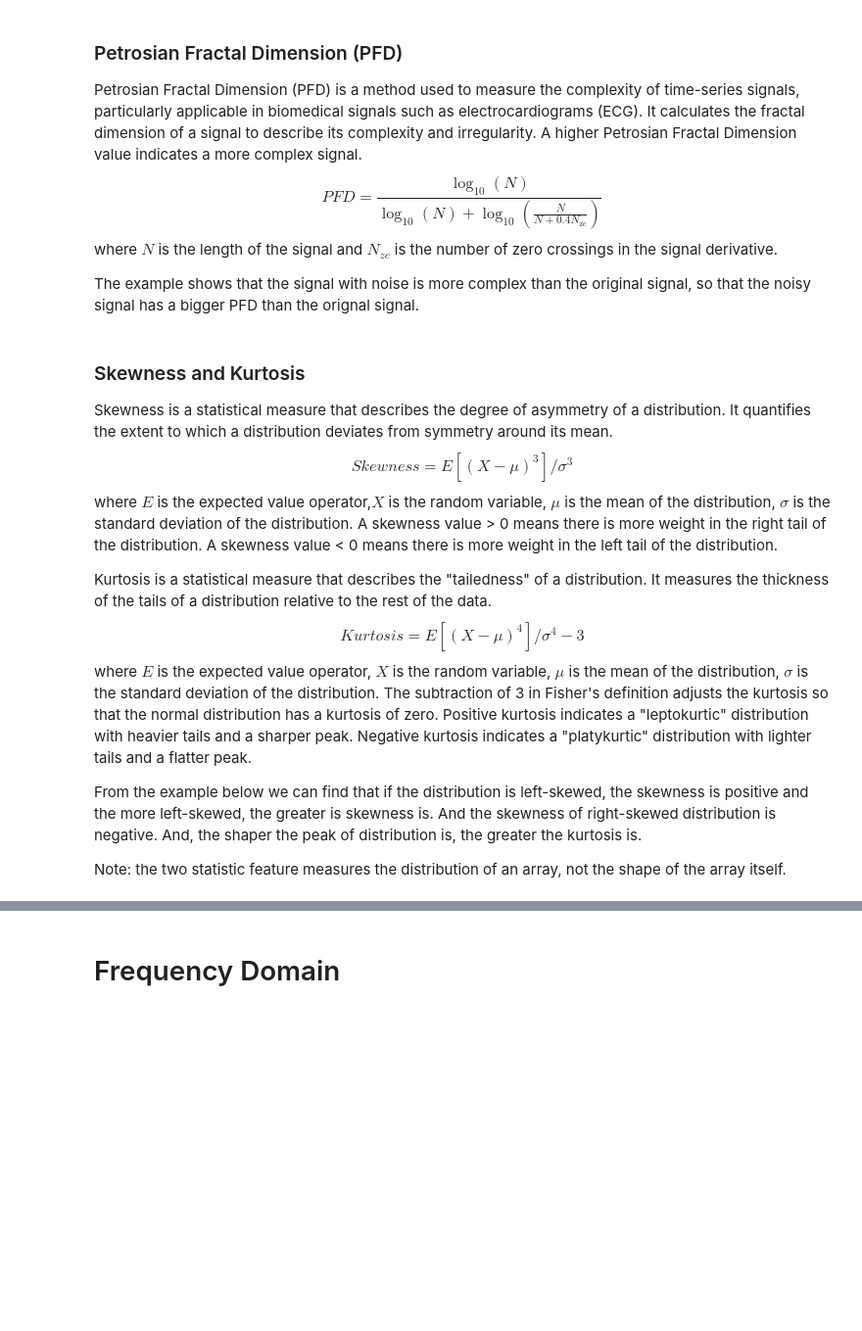
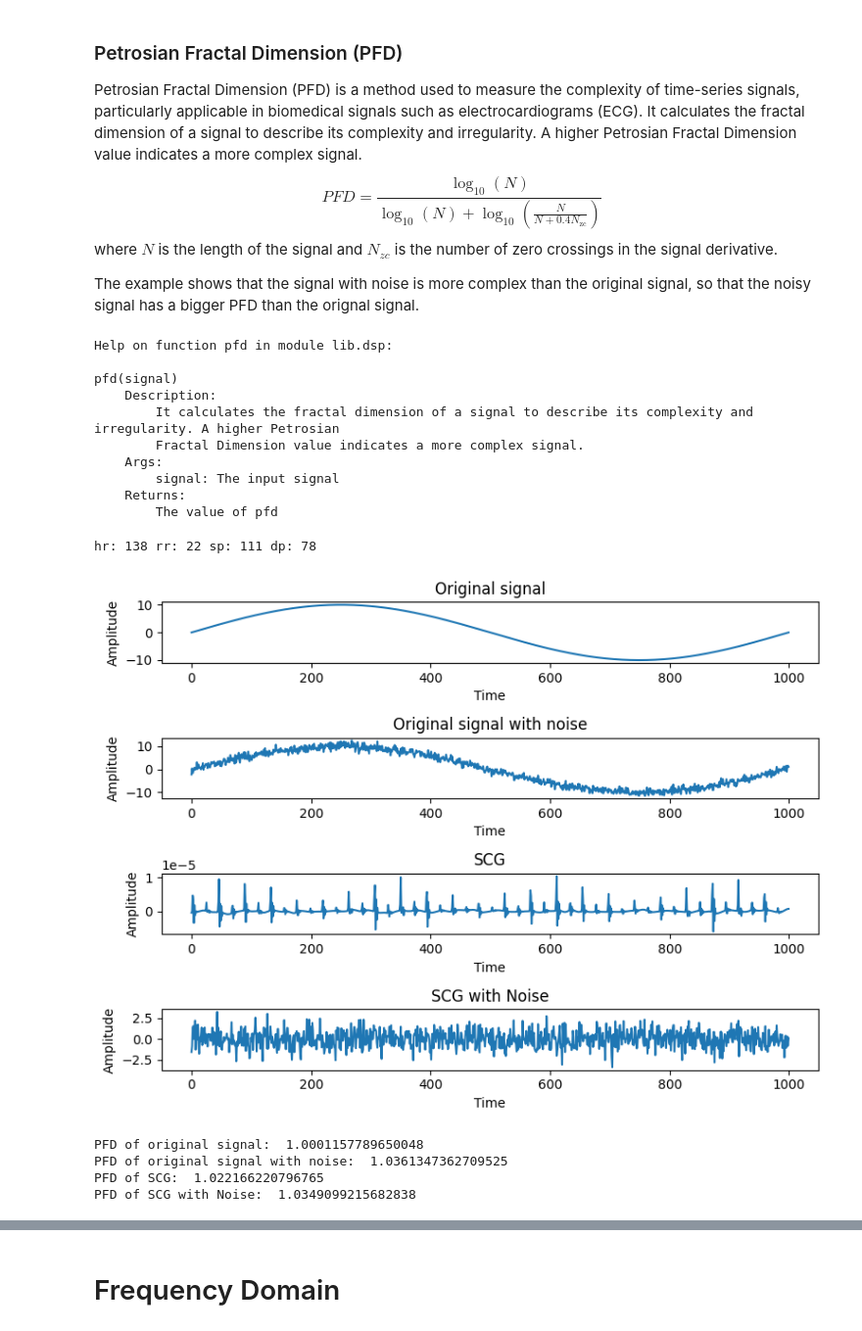
Before and after one commit to wsonguga/SensorAI, a Jupyter notebook: tutorials/tutorial_dsp.ipynb, the cells around one changed output, grey strips where cells are left out. Shown at 98% size. Saved outputs shown, nothing was run; the diff lists cells and outputs as text; code cells hidden in the pictures; blank space fills up the shorter version.

```diff
--- a/tutorials/tutorial_dsp.ipynb
+++ b/tutorials/tutorial_dsp.ipynb
@@ -3357,48 +3357,65 @@ The example shows that the signal with noise is more complex than the original s
 # %%
 import numpy as np
 from lib.dsp import get_template, pfd, average_envelope
 import matplotlib.pyplot as plt
 
 help(pfd)
 
 t = np.linspace(0,1,1000)
 
 # Generate a signal
 signal1 = 10 * np.sin(2*np.pi*t)
 
 # Add noise to the signal
 signal2 = 10 * np.sin(2*np.pi*t) + np.random.randn(1000)
 
-fig, axis = plt.subplots(2,1,figsize=(8,6))
+# Create SCG Signal
+signal3 = scg_simulate()[:1000]
+
+signal4 = signal3 + np.random.randn(1000)
+
+fig, axis = plt.subplots(4,1,figsize=(8,6))
 axis[0].plot(signal1)
 axis[0].set_title("Original signal")
 axis[0].set_xlabel("Time")
 axis[0].set_ylabel("Amplitude")
 
 axis[1].plot(signal2)
 axis[1].set_title("Original signal with noise")
 axis[1].set_xlabel("Time")
 axis[1].set_ylabel("Amplitude")
 
+axis[2].plot(signal3)
+axis[2].set_title("SCG")
+axis[2].set_xlabel("Time")
+axis[2].set_ylabel("Amplitude")
+
+axis[3].plot(signal4)
+axis[3].set_title("SCG with Noise")
+axis[3].set_xlabel("Time")
+axis[3].set_ylabel("Amplitude")
+
 plt.tight_layout()
 plt.show()
 
 print("PFD of original signal: ",pfd(signal1))
 print("PFD of original signal with noise: ", pfd(signal2))
+print("PFD of SCG: ", pfd(signal3))
+print("PFD of SCG with Noise: ", pfd(signal4))
+# %% [output]
+Help on function pfd in module lib.dsp:
+
+pfd(signal)
+    Description:
+        It calculates the fractal dimension of a signal to describe its complexity and irregularity. A higher Petrosian
+        Fractal Dimension value indicates a more complex signal.
+    Args:
+        signal: The input signal
+    Returns:
+        The value of pfd
+hr: 138 rr: 22 sp: 111 dp: 78
+[figure, added]
+PFD of original signal:  1.0001157789650048
+PFD of original signal with noise:  1.0361347362709525
+PFD of SCG:  1.022166220796765
+PFD of SCG with Noise:  1.0349099215682838
-# %% [markdown]
-### Skewness and Kurtosis
-Skewness is a statistical measure that describes the degree of asymmetry of a distribution. It quantifies the extent to which a distribution deviates from symmetry around its mean.
-$$
-Skewness = E[(X - μ)^3] / σ^3
-$$
-where $E$ is the expected value operator,$X$ is the random variable, $μ$ is the mean of the distribution, $σ$ is the standard deviation of the distribution. A skewness value > 0 means there is more weight in the right tail of the distribution. A skewness value < 0 means there is more weight in the left tail of the distribution.
-
-Kurtosis is a statistical measure that describes the "tailedness" of a distribution. It measures the thickness of the tails of a distribution relative to the rest of the data.
-$$
-Kurtosis = E[(X - μ)^4] / σ^4 - 3
-$$
-where $E$ is the expected value operator, $X$ is the random variable, $μ$ is the mean of the distribution, $σ$ is the standard deviation of the distribution. The subtraction of 3 in Fisher's definition adjusts the kurtosis so that the normal distribution has a kurtosis of zero. Positive kurtosis indicates a "leptokurtic" distribution with heavier tails and a sharper peak. Negative kurtosis indicates a "platykurtic" distribution with lighter tails and a flatter peak.
-
-From the example below we can find that if the distribution is left-skewed, the skewness is positive and the more left-skewed, the greater is skewness is. And the skewness of right-skewed distribution is negative. And, the shaper the peak of distribution is, the greater the kurtosis is.
-
-Note: the two statistic feature measures the distribution of an array, not the shape of the array itself.
```
Also changed, not shown: parts of 3 cells of this notebook.
